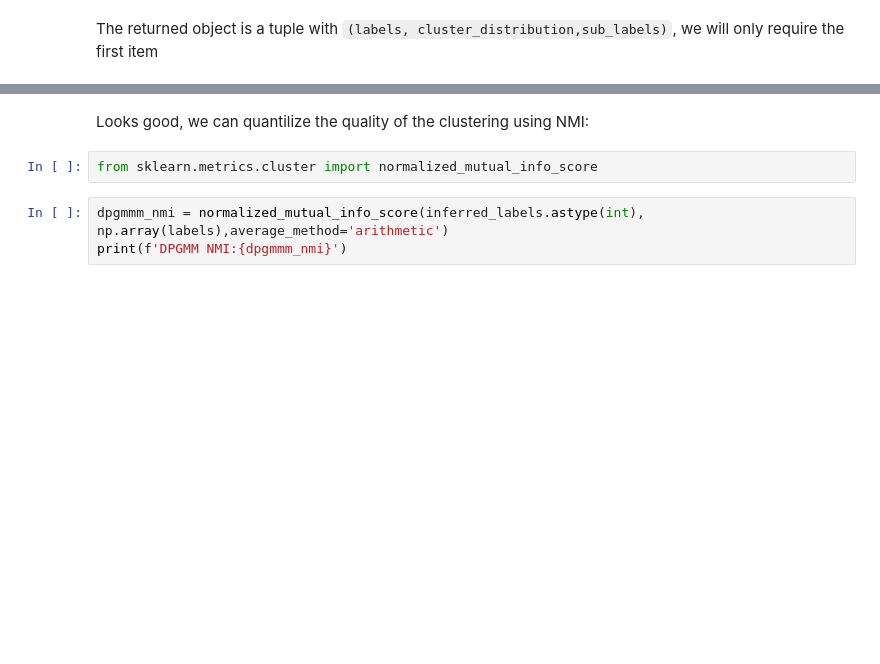
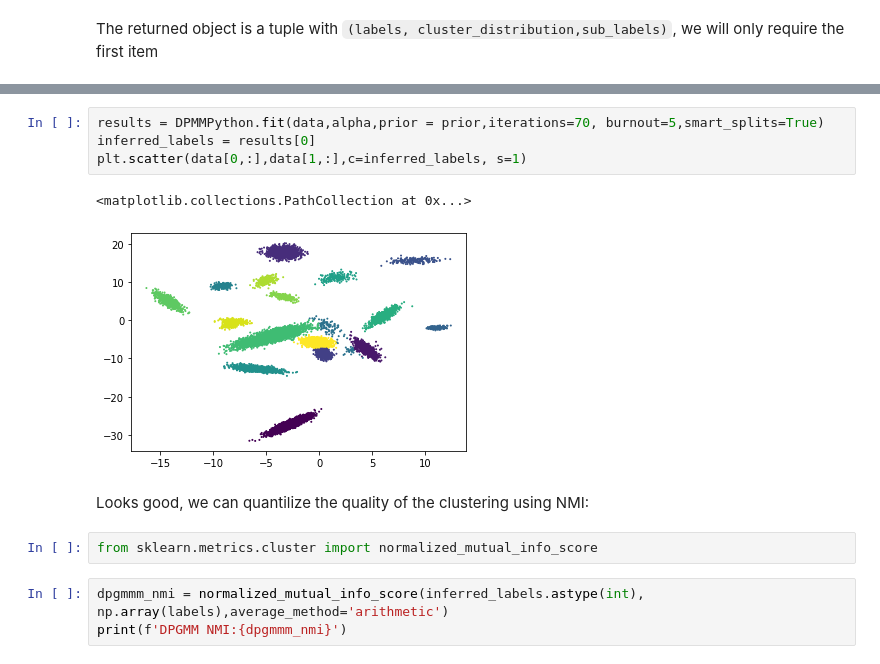
Before and after one commit to BGU-CS-VIL/dpmmpython, a Jupyter notebook: examples/clustering_example.ipynb, the cells around one changed output, grey strips where cells are left out. Cells and saved outputs as stored; diff of their text form; blank space fills up the shorter version.

```diff
--- a/examples/clustering_example.ipynb
+++ b/examples/clustering_example.ipynb
@@ -90,3 +86,10 @@ plt.scatter(data[0,:],data[1,:],c=inferred_labels, s=1)
+# %%
+results = DPMMPython.fit(data,alpha,prior = prior,iterations=70, burnout=5,smart_splits=True)
+inferred_labels = results[0]
+plt.scatter(data[0,:],data[1,:],c=inferred_labels, s=1)
+# %% [output]
+<matplotlib.collections.PathCollection at 0x...>
+[figure, added]
 # %% [markdown]
 Looks good, we can quantilize the quality of the clustering using NMI:
 # %%
```
Also changed, not shown: parts of 3 cells of this notebook.
